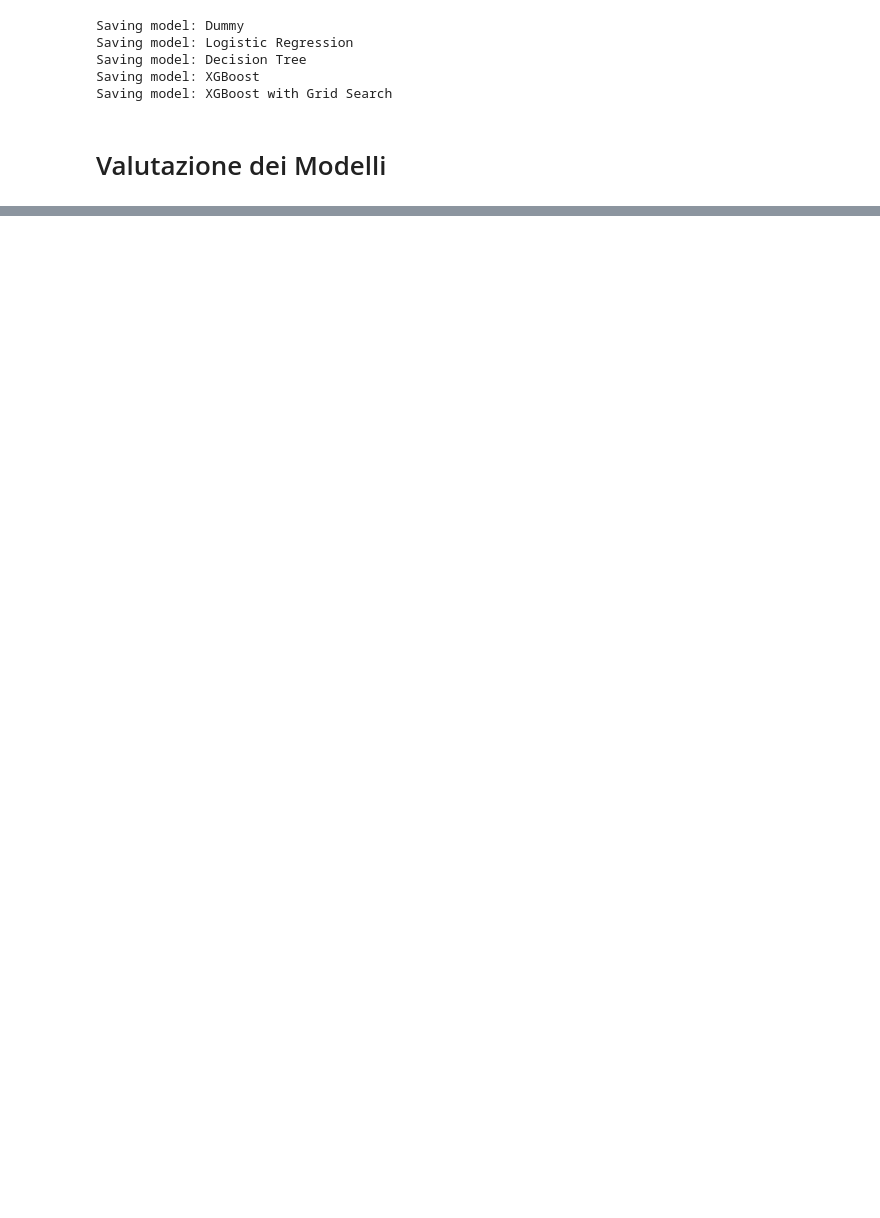
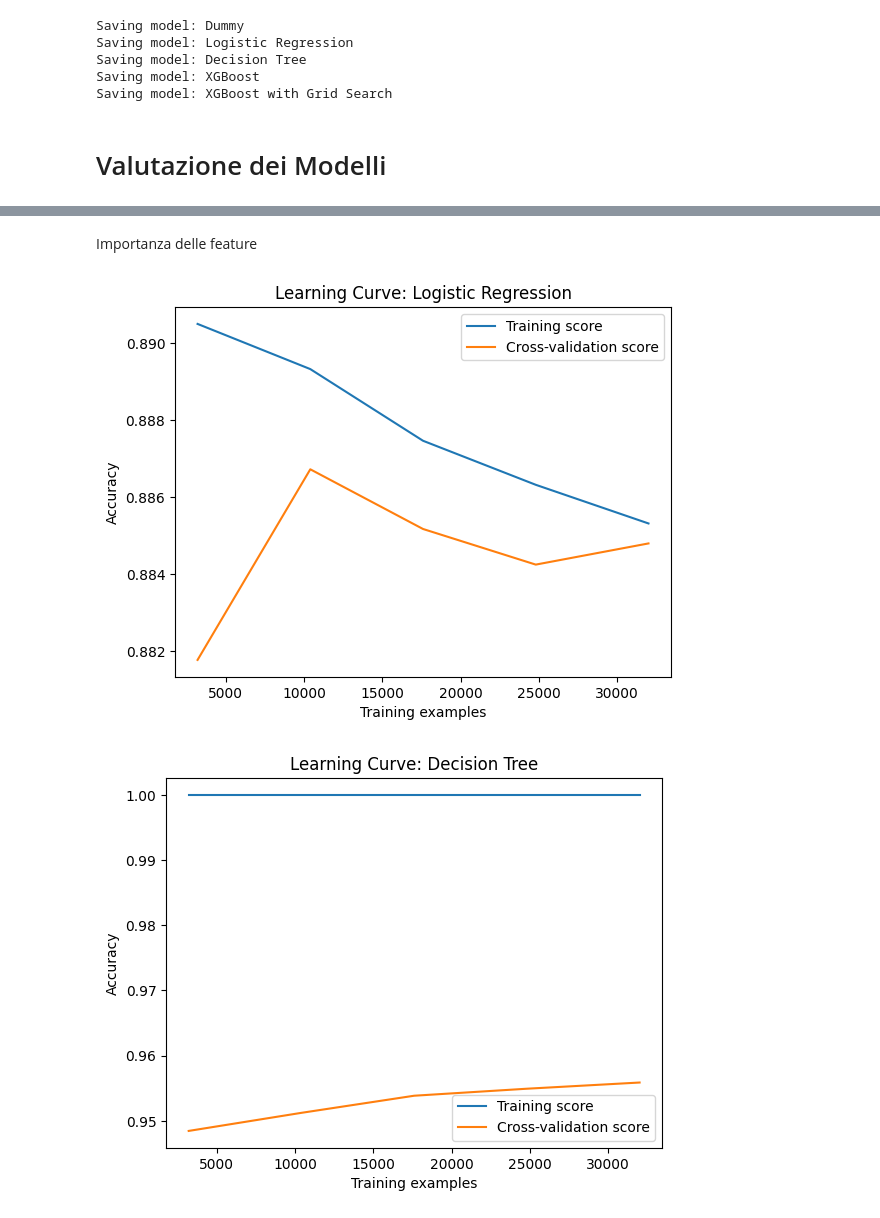
Before and after one commit to Fuwuffyi/Pokemon-DataIntensive2025, a Jupyter notebook: main.ipynb, the cells around one changed output, grey strips where cells are left out. Cells and saved outputs as stored; diff of their text form; code cells hidden in the pictures; blank space fills up the shorter version.

Commit message:
add some model valuations

```diff
--- a/main.ipynb
+++ b/main.ipynb
@@ -319,0 +322,20 @@ Saving model: XGBoost with Grid Search
+# %%
+from sklearn.metrics import classification_report, confusion_matrix, roc_auc_score
+
+def extended_validation(model, X_test, y_test, title):
+    y_pred = model.predict(X_test)
+    y_proba = model.predict_proba(X_test)[:, 1] if hasattr(model, 'predict_proba') else None
+
+    print(title)
+    print(classification_report(y_test, y_pred))
+
+    print("Confusion Matrix:")
+    print(confusion_matrix(y_test, y_pred))
+
+    if y_proba is not None:
+        print(f"ROC AUC Score: {roc_auc_score(y_test, y_proba):.4f}")
+
+# Applica a tutti i modelli
+for i, model in enumerate(models[1:]):
+    model.fit(X_train, y_train) # Ri-addestra su tutto il training set
+    extended_validation(model, X_test, y_test, title=f"Classification Report: {model_names[i+1]}")
@@ -319,0 +360,32 @@ Saving model: XGBoost with Grid Search
+# %% [markdown]
+Importanza delle feature
+# %%
+from sklearn.model_selection import learning_curve
+import matplotlib.pyplot as plt
+
+def plot_learning_curve(model, X, y, title):
+    train_sizes, train_scores, test_scores = learning_curve(
+        model, X, y, cv=5, n_jobs=-1,
+        train_sizes=np.linspace(0.1, 1.0, 5),
+        scoring='accuracy'
+    )
+
+    plt.figure()
+    plt.plot(train_sizes, np.mean(train_scores, axis=1), label="Training score")
+    plt.plot(train_sizes, np.mean(test_scores, axis=1), label="Cross-validation score")
+    plt.xlabel("Training examples")
+    plt.ylabel("Accuracy")
+    plt.legend()
+    plt.title(title)
+    plt.show()
+
+for i, model in enumerate(models[1:]):  # Escludi dummy model
+    plot_learning_curve(
+        model,
+        X_temp,
+        y_temp,
+        title=f"Learning Curve: {model_names[i+1]}"
+    )
+# %% [output]
+[figure, added]
+[figure, added]
```
Also changed, not shown: parts of 6 cells of this notebook.
